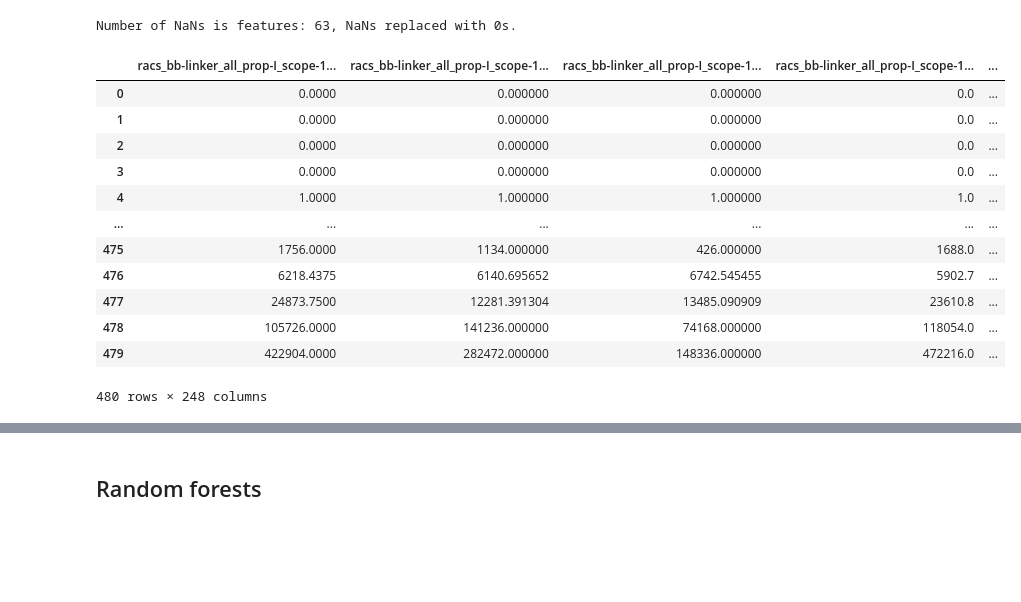
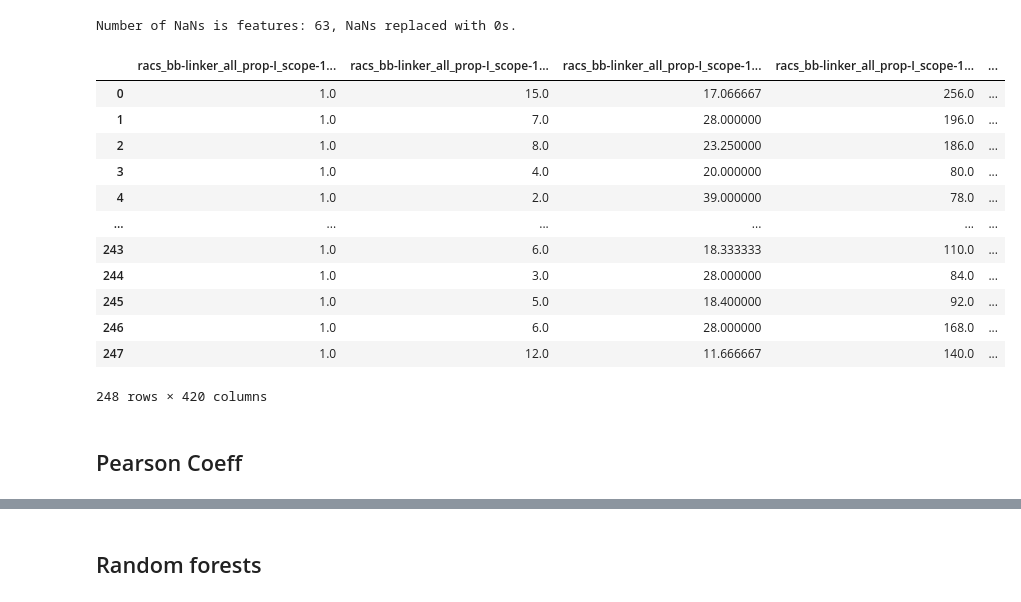
Before and after one commit to AI4ChemS/Eunomia, a Jupyter notebook: examples/featurize.ipynb, the cells around one changed output, grey strips where cells are left out. Saved outputs shown, nothing was run; the diff lists cells and outputs as text; code cells hidden in the pictures; blank space fills up the shorter version.

```diff
--- a/examples/featurize.ipynb
+++ b/examples/featurize.ipynb
@@ -112,18 +112,24 @@ X[np.isnan(X)] = 0
 # %% [output]
 Number of NaNs is features: 63, NaNs replaced with 0s.
 # %%
-pd.DataFrame(dict(zip(featurizer.feature_labels(), X)))
+L = len(featurizer.feature_labels())
+# df_features = pd.DataFrame(dict(zip(featurizer.feature_labels(), X.reshape(L,-1))))
+df_features = pd.DataFrame([dict(zip(featurizer.feature_labels(), x)) for x in X])
+df_features = df_features.loc[:, (df_features != df_features.iloc[0]).any()]
+df_features
 # %% [output]
 |  | racs_bb-linker_all_prop-I_scope-1... | racs_bb-linker_all_prop-I_scope-1... | racs_bb-linker_all_prop-I_scope-1... | racs_bb-linker_all_prop-I_scope-1... | ... |
-| 0 | 0.0000 | 0.000000 | 0.000000 | 0.0 | ... |
-| 1 | 0.0000 | 0.000000 | 0.000000 | 0.0 | ... |
-| 2 | 0.0000 | 0.000000 | 0.000000 | 0.0 | ... |
-| 3 | 0.0000 | 0.000000 | 0.000000 | 0.0 | ... |
-| 4 | 1.0000 | 1.000000 | 1.000000 | 1.0 | ... |
+| 0 | 1.0 | 15.0 | 17.066667 | 256.0 | ... |
+| 1 | 1.0 | 7.0 | 28.000000 | 196.0 | ... |
+| 2 | 1.0 | 8.0 | 23.250000 | 186.0 | ... |
+| 3 | 1.0 | 4.0 | 20.000000 | 80.0 | ... |
+| 4 | 1.0 | 2.0 | 39.000000 | 78.0 | ... |
 | ... | ... | ... | ... | ... | ... |
-| 475 | 1756.0000 | 1134.000000 | 426.000000 | 1688.0 | ... |
-| 476 | 6218.4375 | 6140.695652 | 6742.545455 | 5902.7 | ... |
-| 477 | 24873.7500 | 12281.391304 | 13485.090909 | 23610.8 | ... |
-| 478 | 105726.0000 | 141236.000000 | 74168.000000 | 118054.0 | ... |
-| 479 | 422904.0000 | 282472.000000 | 148336.000000 | 472216.0 | ... |
+| 243 | 1.0 | 6.0 | 18.333333 | 110.0 | ... |
+| 244 | 1.0 | 3.0 | 28.000000 | 84.0 | ... |
+| 245 | 1.0 | 5.0 | 18.400000 | 92.0 | ... |
+| 246 | 1.0 | 6.0 | 28.000000 | 168.0 | ... |
+| 247 | 1.0 | 12.0 | 11.666667 | 140.0 | ... |
-480 rows × 248 columns
+248 rows × 420 columns
+# %% [markdown]
+## Pearson Coeff
```
Also changed, not shown: parts of 20 cells of this notebook.
